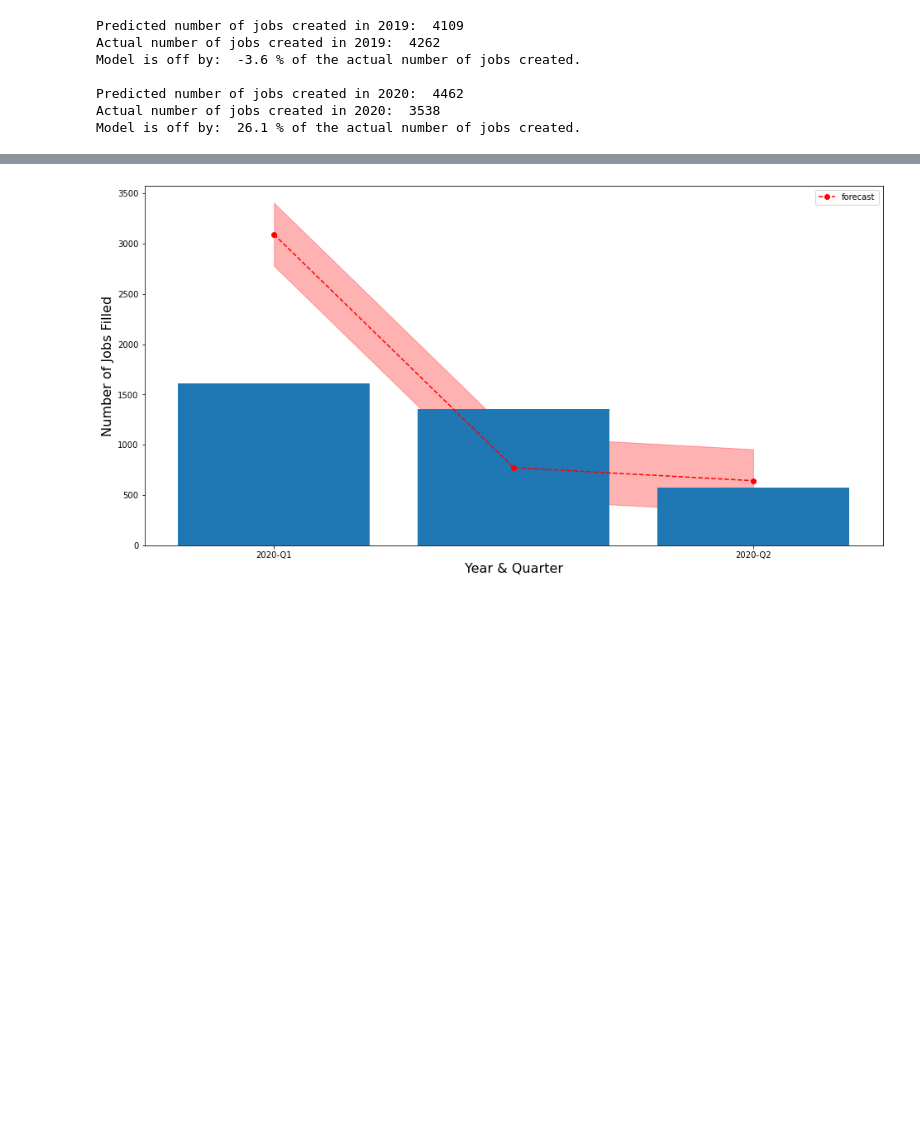
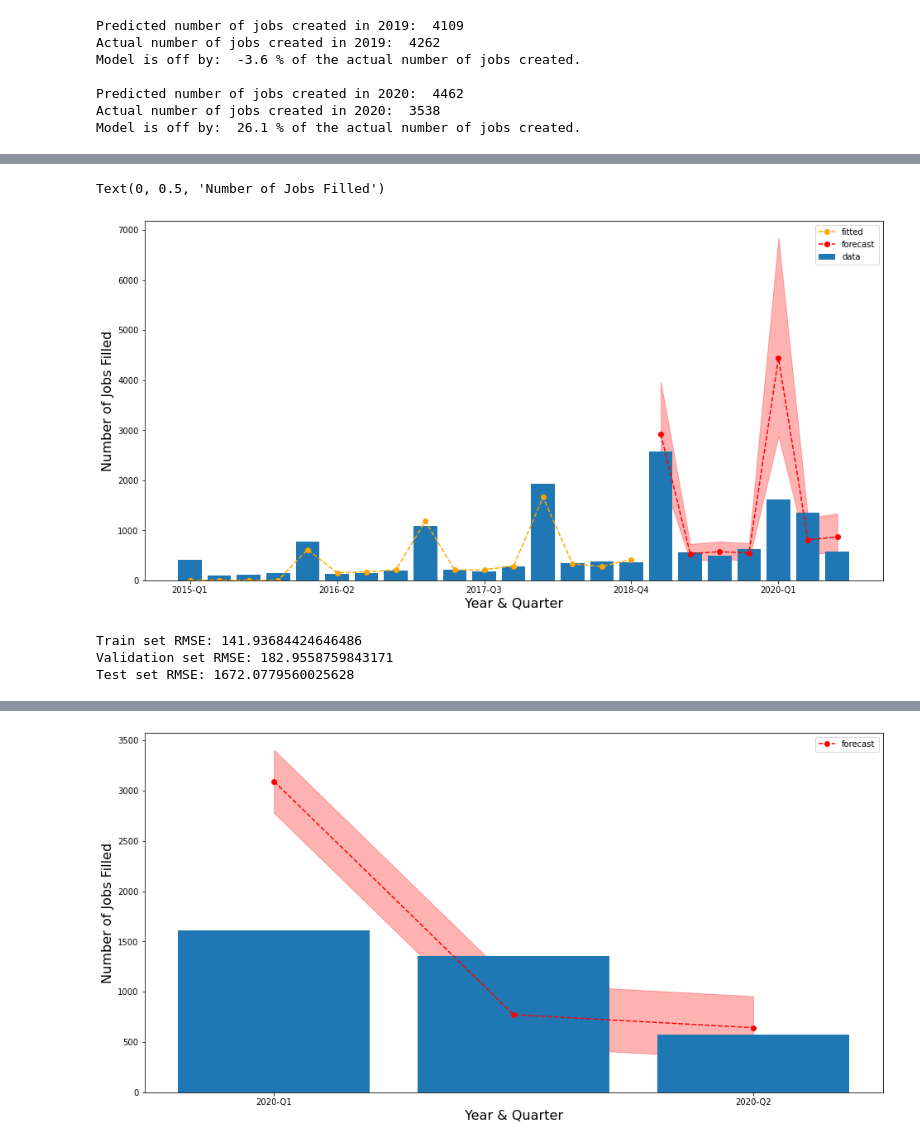
Before and after one commit to SkylarTrigueiro/dataScienceHiringPatterns, a Jupyter notebook: timeSeriesForecast.ipynb, the cells around one changed output, grey strips where cells are left out. Cells and saved outputs as stored; diff of their text form; code cells hidden in the pictures; blank space fills up the shorter version.

```diff
--- a/timeSeriesForecast.ipynb
+++ b/timeSeriesForecast.ipynb
@@ -150,0 +208,28 @@ Model is off by:  26.1 % of the actual number of jobs created.
+# %%
+train_pred = logmodel1.predict_in_sample(start=0, end=-1)
+
+fig, ax = plt.subplots(figsize=(16, 8))
+#ax.plot(data.index, data['Jobs Filled'], '--', marker='o', label='data')
+ax.bar(data.index, np.exp(data['Log Jobs Filled']), label='data')
+ax.plot(train.index, np.exp(train_pred), '--', marker='o', color='orange', label='fitted')
+ax.plot(test.index, np.exp(test_pred), '--', marker='o', color='red', label='forecast')
+ax.fill_between(test.index, \
+                np.exp(confint[:,0]), np.exp(confint[:,1]), \
+                color='red', alpha=0.3)
+a = ax.get_xticks().tolist()
+x = [ data["Year & Quarter"].iloc[int(a[i])] for i in range(0,len(a)-1) ]
+ax.set_xticklabels(x)
+ax.legend();
+plt.xlabel("Year & Quarter", fontsize=16)
+plt.ylabel("Number of Jobs Filled", fontsize=16)
+# %% [output]
+Text(0, 0.5, 'Number of Jobs Filled')
+[figure, added]
+# %%
+print("Train set RMSE:", rmse(np.exp(train['Log Jobs Filled']), np.exp(train_pred)))
+print("Validation set RMSE:", rmse(np.exp(test['Log Jobs Filled'][:4]), np.exp(test_pred[:4])))
+print("Test set RMSE:", rmse(np.exp(test['Log Jobs Filled'][-3:]), np.exp(test_pred[-3:])))
+# %% [output]
+Train set RMSE: 141.93684424646486
+Validation set RMSE: 182.9558759843171
+Test set RMSE: 1672.0779560025628
```
Also changed, not shown: parts of 20 cells of this notebook, 2 other files.
